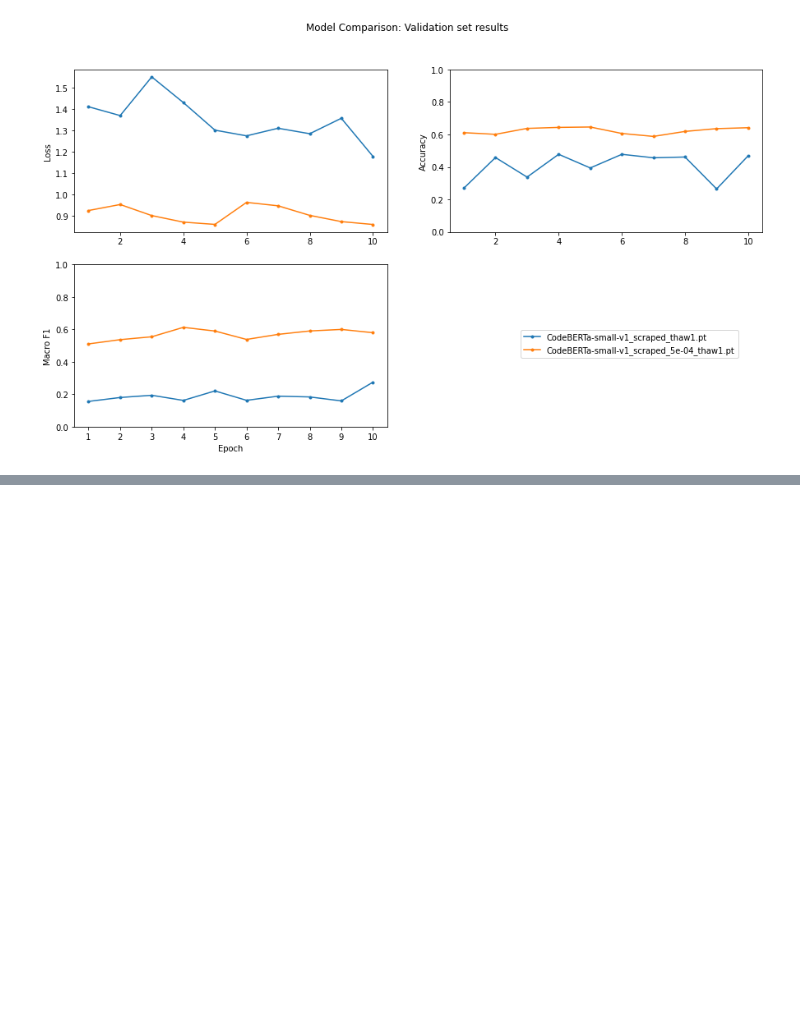
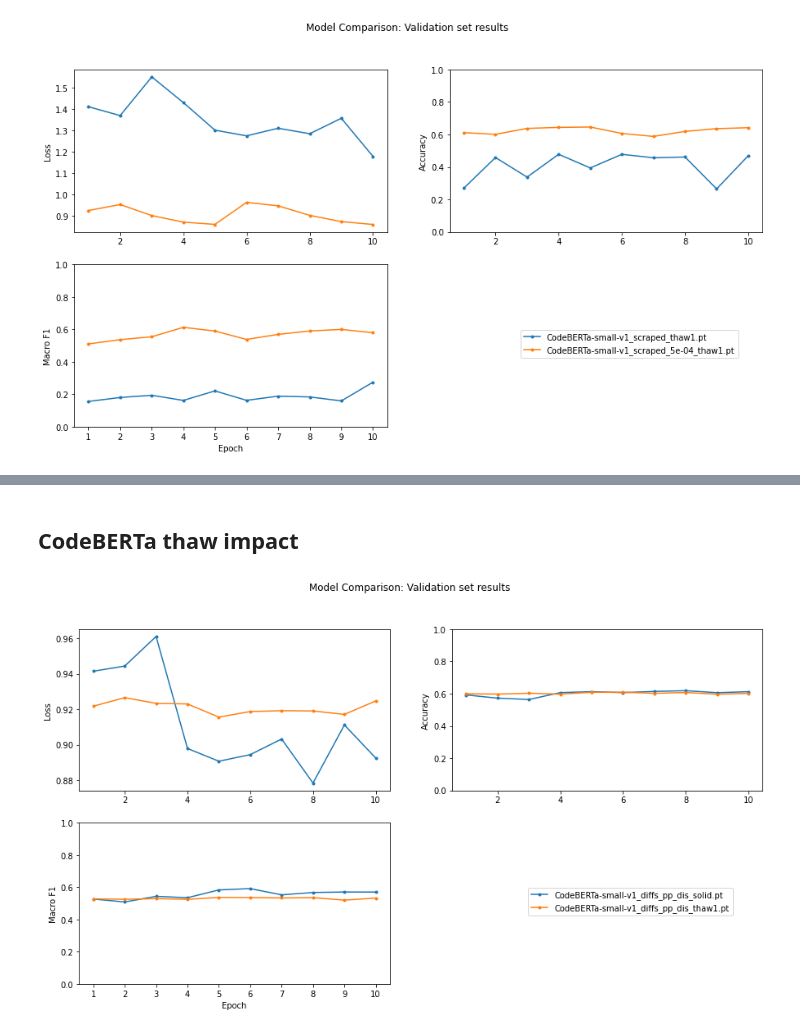
Before and after one commit to backtick-se/docks-master-thesis, a Jupyter notebook: notebooks/transformer_eval.ipynb, the cells around one changed output, grey strips where cells are left out. Saved outputs shown, nothing was run; the diff lists cells and outputs as text; code cells hidden in the pictures; blank space fills up the shorter version.

```diff
--- a/notebooks/transformer_eval.ipynb
+++ b/notebooks/transformer_eval.ipynb
@@ -229,0 +340,9 @@ progress('distilbert-base-uncased_scraped_5e-04_solid.pt')
+# %% [markdown]
+## CodeBERTa thaw impact
+# %%
+compare(
+    'CodeBERTa-small-v1_diffs_pp_dis_solid.pt',
+    'CodeBERTa-small-v1_diffs_pp_dis_thaw1.pt',
+)
+# %% [output]
+[figure, added]
```
Also changed, not shown: parts of 39 cells of this notebook, 2 other files.
